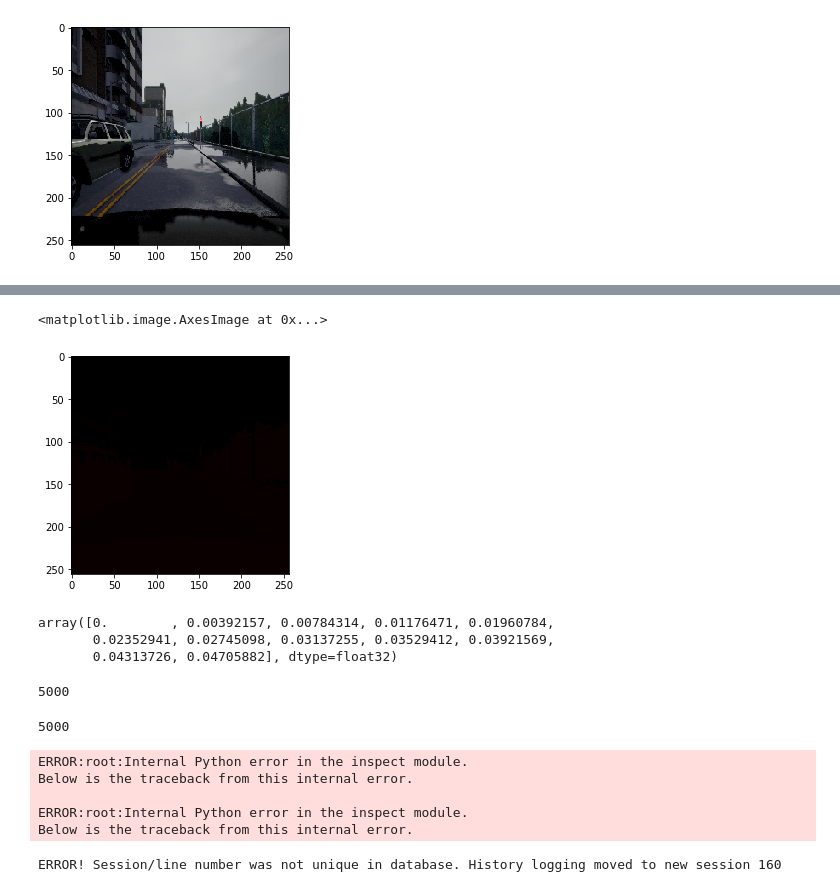
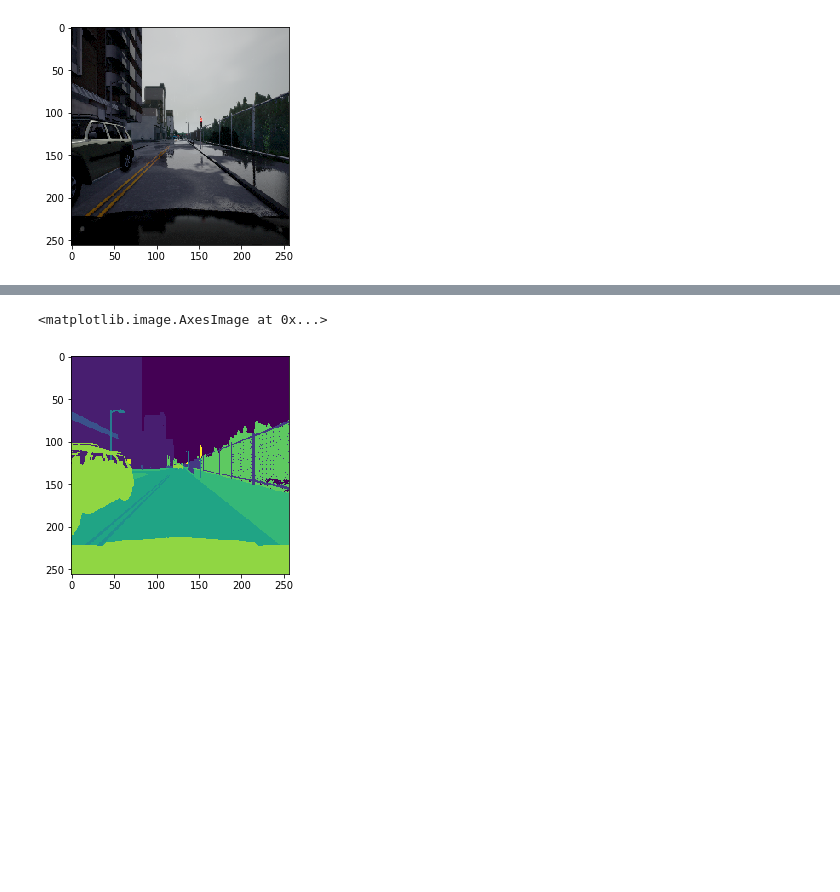
Before and after one commit to trived76/ECE-1512-Course-Project, a Jupyter notebook: Semantic_segmentation.ipynb, the cells around one changed output, grey strips where cells are left out. Drawn from its saved outputs; the diff is of its cells as text; code cells hidden in the pictures; blank space fills up the shorter version.

```diff
--- a/Semantic_segmentation.ipynb
+++ b/Semantic_segmentation.ipynb
@@ -42,52 +30,7 @@ plt.imshow(imgtemp2)
 # %%
-img=Img.imread('lyft-udacity-challenge/dataA/dataA/CameraSEG/02_00_000.png')
-img=cv2.resize(img,dsize=(256,256),interpolation=cv2.INTER_NEAREST)
+img=cv2.imread('/jet/prs/workspace/Data/Mask_data/02_00_000.png')
+img=cv2.resize(img,dsize=(256,256),interpolation=cv2.INTER_NEAREST)[:,:,2]
 plt.imshow(img)
 # %% [output]
 <matplotlib.image.AxesImage at 0x...>
-[figure, old version]
+[figure, new version]
-# %%
-np.unique(img)
-# %% [output]
-array([0.        , 0.00392157, 0.00784314, 0.01176471, 0.01960784,
-       0.02352941, 0.02745098, 0.03137255, 0.03529412, 0.03921569,
-       0.04313726, 0.04705882], dtype=float32)
-# %%
-# Combining row (input) images from all the folders of the dataset
-merge_image_list=[]
-merge_image_list = os.listdir('Data/Row_data')
-total_images=len(merge_image_list)
-len(merge_image_list)
-# %% [output]
-5000
-# %%
-# Combining mask (labelled) images from all the folders of the dataset
-merge_mask_list=[]
-merge_mask_list = os.listdir('Data/Mask_data')
-len(merge_mask_list)
-# %% [output]
-5000
-# %%
-image_data = []
-mask_data = []
-
-for j,l in zip(merge_image_list, merge_mask_list):
-    img2 = cv2.imread(os.path.join('Data/Row_data', j))[:,:,::-1]
-    img2 = cv2.resize(img2,dsize=(256,256),interpolation=cv2.INTER_NEAREST) #Inter_nearest is important to have 12 classes
-    img4 = Img.imread(os.path.join('Data/Mask_data',l)) #Img
-    img4 = cv2.resize(img4,dsize=(256,256),interpolation=cv2.INTER_NEAREST)[:,:,0]
-    image_data.append(img2)
-    mask_data.append(img4)
-# %% [output]
-ERROR:root:Internal Python error in the inspect module.
-Below is the traceback from this internal error.
-
-ERROR:root:Internal Python error in the inspect module.
-Below is the traceback from this internal error.
-# %%
-image_data = np.array(image_data)
-mask_data = np.array(mask_data)
-image_data = np.resize(np.array(image_data),(total_images,256,256,1))
-mask_data=np.resize(np.array(mask_data),(total_images,256,256,1))
-# %% [output]
-ERROR! Session/line number was not unique in database. History logging moved to new session 160
```
Also changed, not shown: parts of 32 cells of this notebook, 5 other files.
